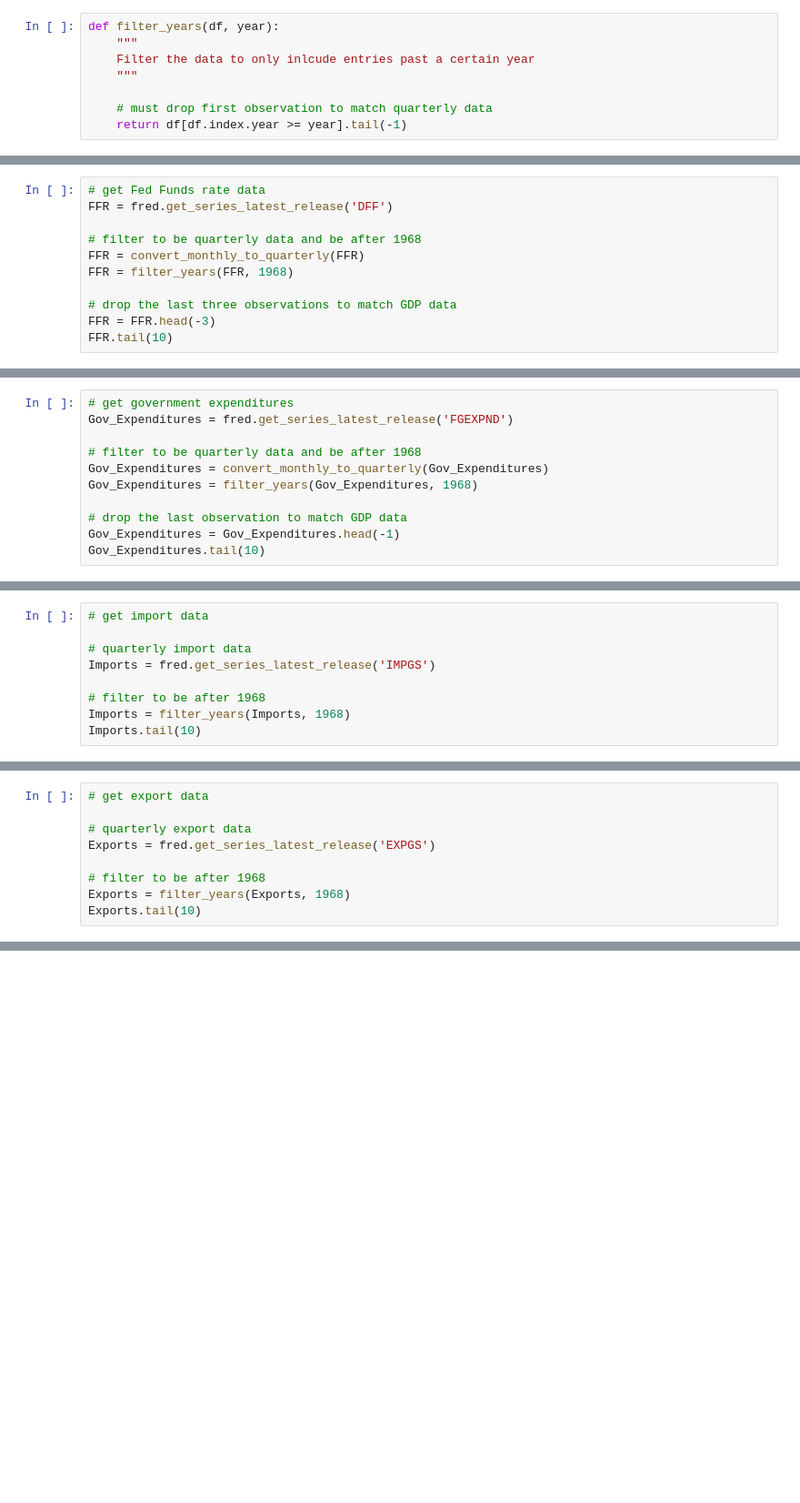
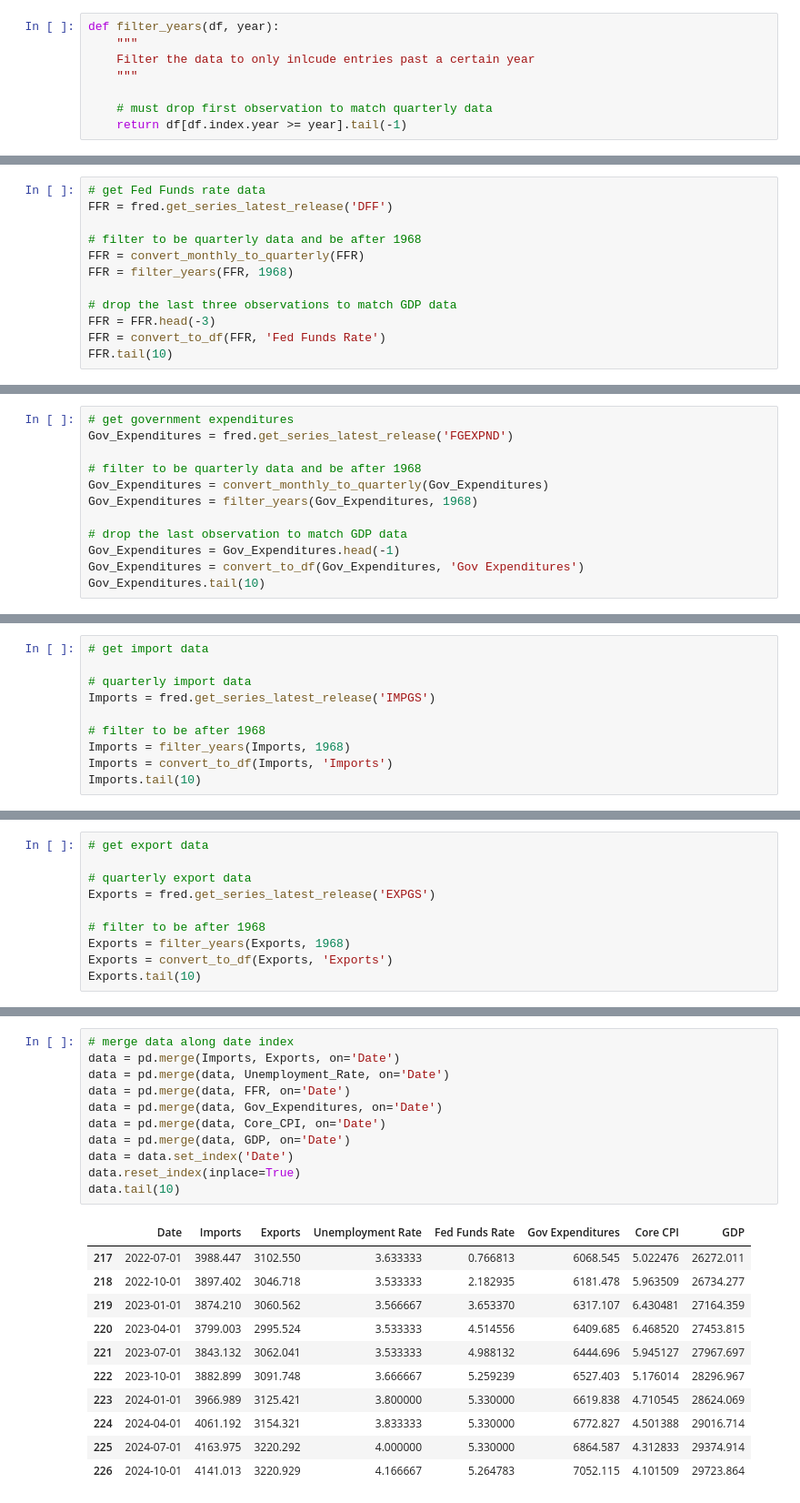
Before and after one commit to squilliam34/GDP, a Jupyter notebook: script.ipynb, the cells around one changed output, grey strips where cells are left out. Shown at 91% size. Drawn from its saved outputs; the diff is of its cells as text; blank space fills up the shorter version.

Commit message:
Merge data together

```diff
--- a/script.ipynb
+++ b/script.ipynb
@@ -156,5 +170,6 @@ FFR = filter_years(FFR, 1968)
 
 # drop the last three observations to match GDP data
 FFR = FFR.head(-3)
+FFR = convert_to_df(FFR, 'Fed Funds Rate')
 FFR.tail(10)
 # %% [output]
@@ -179,5 +194,6 @@ Gov_Expenditures = filter_years(Gov_Expenditures, 1968)
 
 # drop the last observation to match GDP data
 Gov_Expenditures = Gov_Expenditures.head(-1)
+Gov_Expenditures = convert_to_df(Gov_Expenditures, 'Gov Expenditures')
 Gov_Expenditures.tail(10)
 # %% [output]
@@ -200,5 +216,6 @@ Imports = fred.get_series_latest_release('IMPGS')
 
 # filter to be after 1968
 Imports = filter_years(Imports, 1968)
+Imports = convert_to_df(Imports, 'Imports')
 Imports.tail(10)
 # %% [output]
@@ -221,5 +238,6 @@ Exports = fred.get_series_latest_release('EXPGS')
 
 # filter to be after 1968
 Exports = filter_years(Exports, 1968)
+Exports = convert_to_df(Exports, 'Exports')
 Exports.tail(10)
 # %% [output]
@@ -236,0 +255,23 @@ dtype: float64
+# %%
+# merge data along date index
+data = pd.merge(Imports, Exports, on='Date')
+data = pd.merge(data, Unemployment_Rate, on='Date')
+data = pd.merge(data, FFR, on='Date')
+data = pd.merge(data, Gov_Expenditures, on='Date')
+data = pd.merge(data, Core_CPI, on='Date')
+data = pd.merge(data, GDP, on='Date')
+data = data.set_index('Date')
+data.reset_index(inplace=True)
+data.tail(10)
+# %% [output]
+|  | Date | Imports | Exports | Unemployment Rate | Fed Funds Rate | Gov Expenditures | Core CPI | GDP |
+| 217 | 2022-07-01 | 3988.447 | 3102.550 | 3.633333 | 0.766813 | 6068.545 | 5.022476 | 26272.011 |
+| 218 | 2022-10-01 | 3897.402 | 3046.718 | 3.533333 | 2.182935 | 6181.478 | 5.963509 | 26734.277 |
+| 219 | 2023-01-01 | 3874.210 | 3060.562 | 3.566667 | 3.653370 | 6317.107 | 6.430481 | 27164.359 |
+| 220 | 2023-04-01 | 3799.003 | 2995.524 | 3.533333 | 4.514556 | 6409.685 | 6.468520 | 27453.815 |
+| 221 | 2023-07-01 | 3843.132 | 3062.041 | 3.533333 | 4.988132 | 6444.696 | 5.945127 | 27967.697 |
+| 222 | 2023-10-01 | 3882.899 | 3091.748 | 3.666667 | 5.259239 | 6527.403 | 5.176014 | 28296.967 |
+| 223 | 2024-01-01 | 3966.989 | 3125.421 | 3.800000 | 5.330000 | 6619.838 | 4.710545 | 28624.069 |
+| 224 | 2024-04-01 | 4061.192 | 3154.321 | 3.833333 | 5.330000 | 6772.827 | 4.501388 | 29016.714 |
+| 225 | 2024-07-01 | 4163.975 | 3220.292 | 4.000000 | 5.330000 | 6864.587 | 4.312833 | 29374.914 |
+| 226 | 2024-10-01 | 4141.013 | 3220.929 | 4.166667 | 5.264783 | 7052.115 | 4.101509 | 29723.864 |
```
Also changed, not shown: parts of 9 cells of this notebook.
